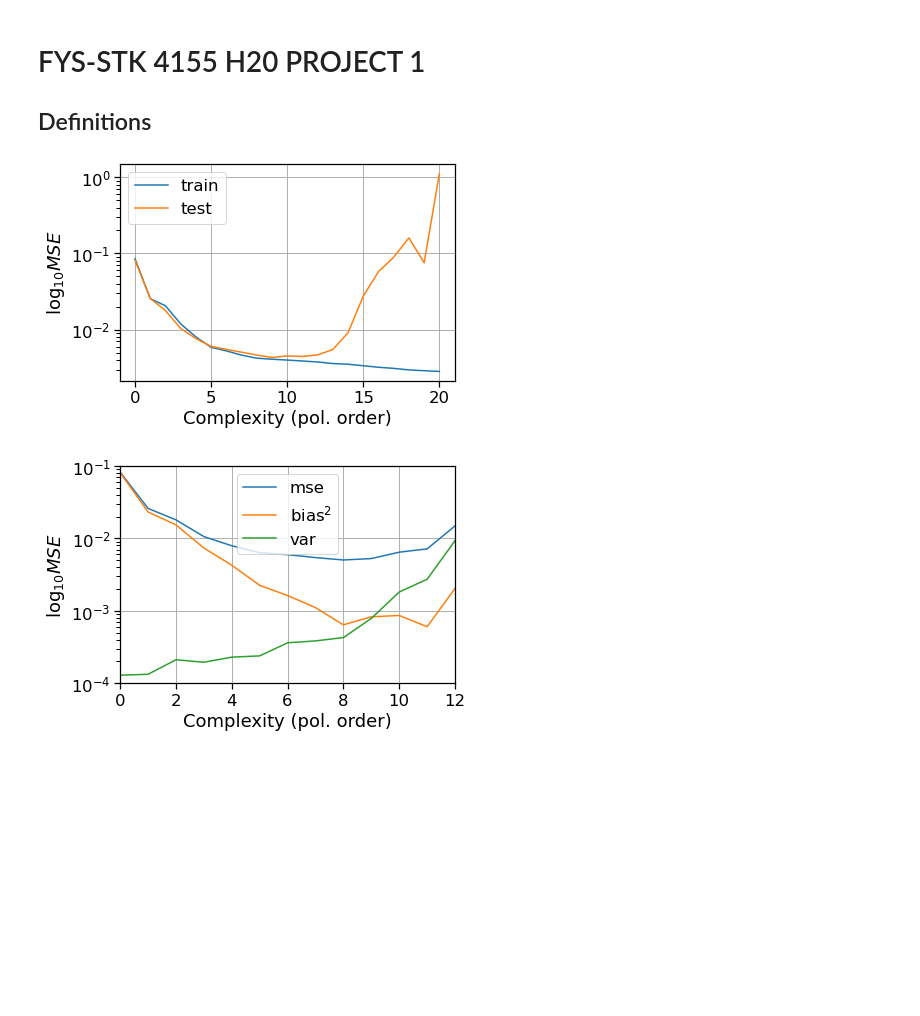
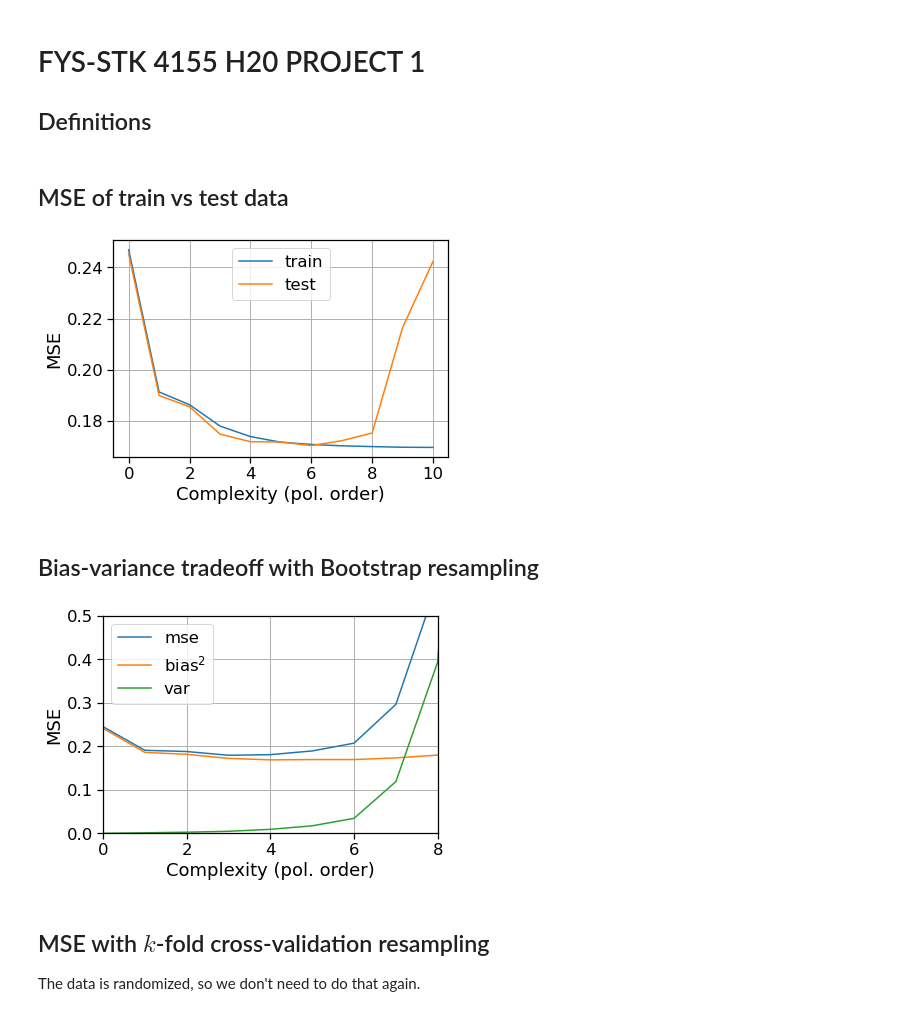
Before and after one commit to fonstelien/FYS-STK4155, a Jupyter notebook: project1/project1.ipynb, the cells around one changed output. Cells and saved outputs as stored; diff of their text form; code cells hidden in the pictures; blank space fills up the shorter version.

```diff
--- a/project1/project1.ipynb
+++ b/project1/project1.ipynb
@@ -59,18 +59,23 @@ def bias(f, y_tilde):
 def var(y):
     return np.mean(np.var(y, axis=1, keepdims=True))
 
-def preprocess(X, z, f, train_size=.7):
-    X_train, X_test, z_train, z_test, f_train, f_test = skl.model_selection.train_test_split(X, z, f, train_size=.7, random_state=0)
+def preprocess(X, *arrays, train_size=-1):
     scaler = skl.preprocessing.StandardScaler()
-    scaler.fit(X_train)
-    X_train_scaled = scaler.transform(X_train)
-    X_test_scaled = scaler.transform(X_test)
-    return (X_train, X_test, z_train, z_test, f_train, f_test)
+    if train_size == -1:
+        return scaler.fit_transform(X)
+
+    split_arrays = skl.model_selection.train_test_split(X, *arrays, train_size=train_size, random_state=0)
+    X_train, X_test = split_arrays[:2]
+    X_train_scaled = scaler.fit_transform(X_train)
+    X_test_scaled = scaler.fit_transform(X_test)
+    return (X_train_scaled, X_test_scaled, *split_arrays[2:])
 # %%
-x, y = randmesh(sn=1000)
+x, y = randmesh(sn=500)
 z, f, var_eps = franke_sampler(x.T[0], y.T[0], noise=.05)
-max_pol_order = 20
-bootstraps = 100
+max_pol_order = 10
+bootstraps = 50
+# %% [markdown]
+## MSE of train vs test data
 # %%
 mse_df = DataFrame()
 mse_df["pol order"] = list(range(max_pol_order+1))
@@ -88,14 +93,15 @@ for pn in mse_df["pol order"]:
     mse_df.at[pn, "mse train"] = mse(z_train, z_train_tilde)
     mse_df.at[pn, "mse test"] = mse(z_test, z_test_tilde)
 # %%
-ax = mse_df.plot(x="pol order", logy=True)
+ax = mse_df.plot(x="pol order", logy=False)
 ax.legend(["train", "test"])
 ax.set_xlabel("Complexity (pol. order)")
-ax.set_ylabel("$\log_{10} MSE$")
+ax.set_ylabel("MSE")
+
 ax.grid(True)
 plt.show()
 # %% [output]
-[figure, old version]
+[figure, new version]
 # %%
 #fig, ax = plt.subplots(ncols=2, sharex=True, sharey=False, figsize=(15,7))
 #mse_df.plot(ax=ax[0], x="pol order", y=["MSE train", "MSE test"], logy=True)
@@ -106,6 +112,8 @@ plt.show()
 #ax[1].grid(True)
 #fig.text(.5, .04, "Complexity (polynomial order)", ha="center")
 #plt.show()
+# %% [markdown]
+## Bias-variance tradeoff with Bootstrap resampling
 # %%
 bivar_df = DataFrame()
 bivar_df["pol order"] = list(range(max_pol_order+1))
@@ -127,13 +135,16 @@ for pn in mse_df["pol order"]:
     bivar_df.at[pn, "bias"] = bias(f_test, z_test_tilde)
     bivar_df.at[pn, "var"] = var(z_test_tilde)
 # %%
-ax = bivar_df.plot(x="pol order", logy=True)
+ax = bivar_df.plot(x="pol order", logy=False)
 ax.legend(["mse", "bias$^2$", "var"])
 ax.set_xlabel("Complexity (pol. order)")
-ax.set_ylabel("$\log_{10} MSE$")
-ax.set_xlim(0,12)
-ax.set_ylim(.0001, .1)
+ax.set_ylabel("MSE")
+ax.set_xlim(0,8)
+ax.set_ylim(0, .5)
 ax.grid(True)
 plt.show()
 # %% [output]
-[figure, old version]
+[figure, new version]
+# %% [markdown]
+## MSE with $k$-fold cross-validation resampling
+The data is randomized, so we don't need to do that again.
```
Also changed, not shown: parts of 4 cells of this notebook.
